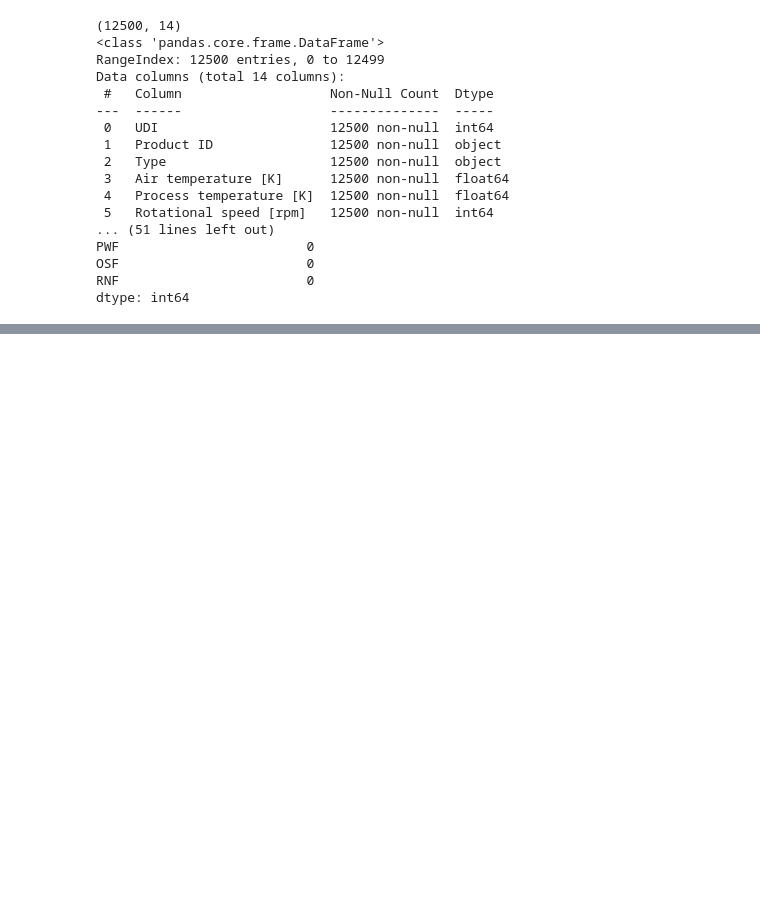
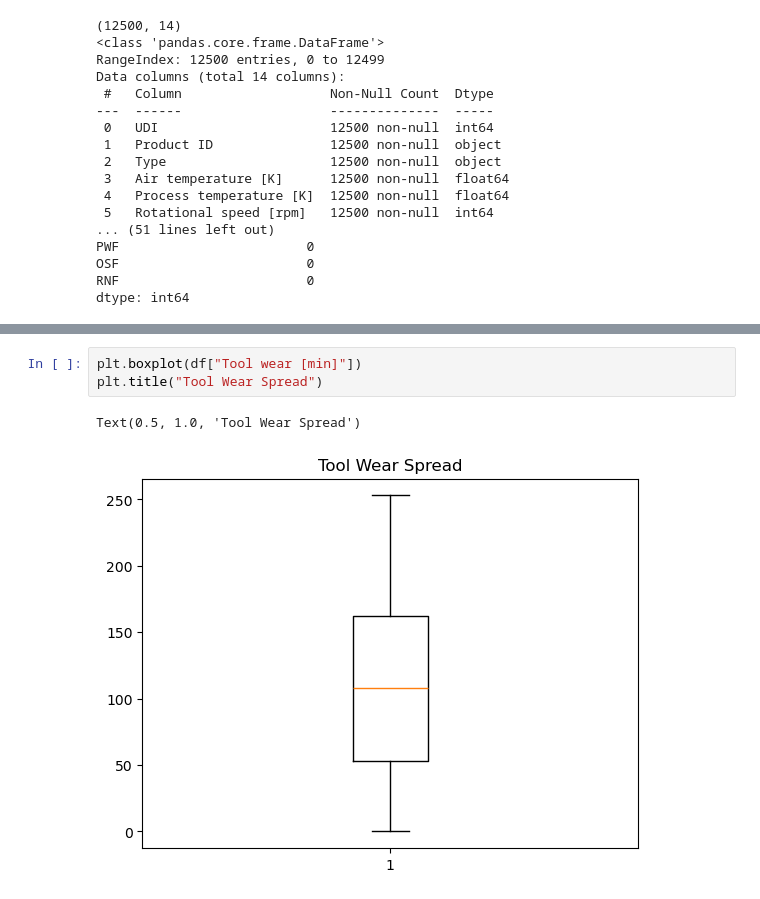
Before and after one commit to aljabali89m/ai4i-predictive-maintenance, a Jupyter notebook: synthetic_data_code.ipynb, the cells around one changed output, grey strips where cells are left out. Cells and saved outputs as stored; diff of their text form; blank space fills up the shorter version.

```diff
--- a/synthetic_data_code.ipynb
+++ b/synthetic_data_code.ipynb
@@ -201,0 +224,6 @@ dtype: int64
+# %%
+plt.boxplot(df["Tool wear [min]"])
+plt.title("Tool Wear Spread")
+# %% [output]
+Text(0.5, 1.0, 'Tool Wear Spread')
+[figure, added]
```
Also changed, not shown: parts of 11 cells of this notebook.
